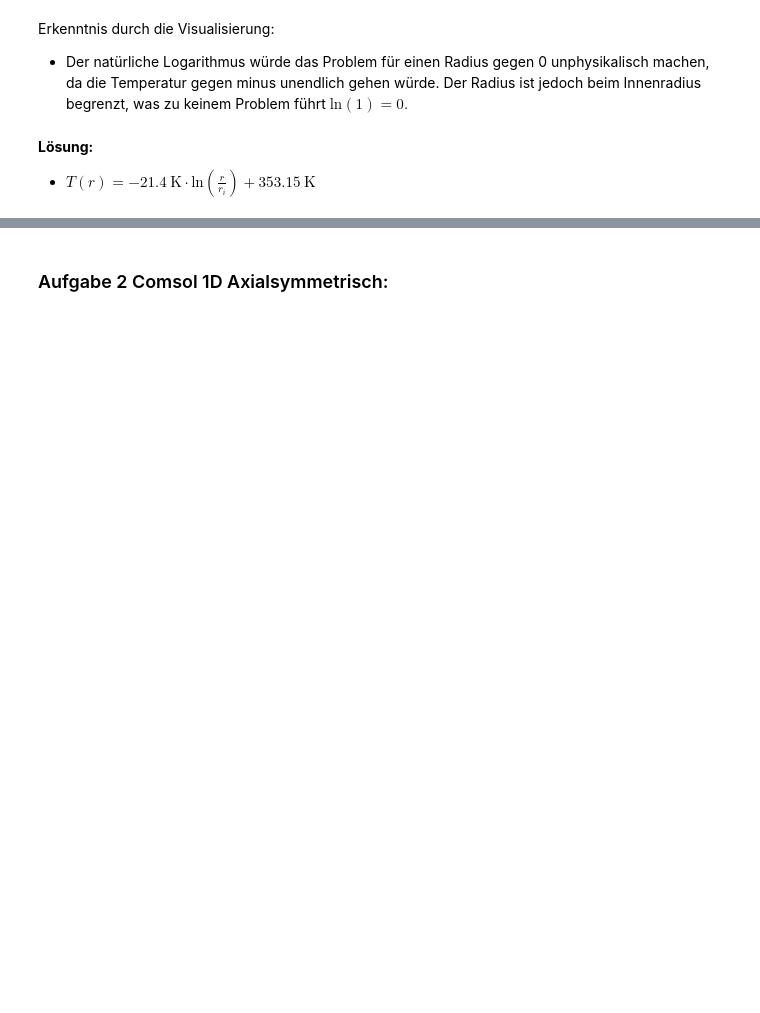
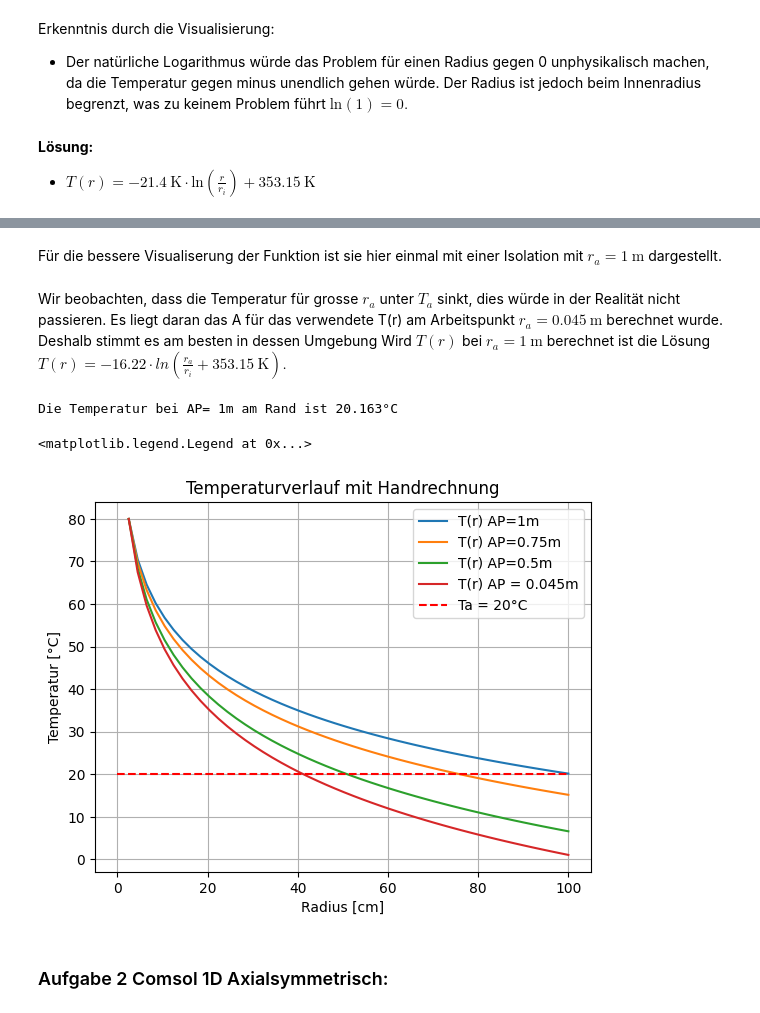
Before and after one commit to HansPeter21/CoP_Abgabe, a Jupyter notebook: Bericht_Mauro_Schegg.ipynb, the cells around one changed output, grey strips where cells are left out. Saved outputs shown, nothing was run; the diff lists cells and outputs as text; code cells hidden in the pictures; blank space fills up the shorter version.

```diff
--- a/Bericht_Mauro_Schegg.ipynb
+++ b/Bericht_Mauro_Schegg.ipynb
@@ -122,3 +129,32 @@ plt.title("Temperaturverlauf mit Handrechnung")
+# %% [markdown]
+Für die bessere Visualiserung der Funktion ist sie hier einmal mit einer Isolation mit $r_a =  1~\text{m} $ dargestellt.
+# %% [markdown]
+Wir beobachten, dass die Temperatur für grosse $r_a$ unter $T_a$ sinkt, dies würde in der Realität nicht passieren. Es liegt daran das A für das verwendete T(r) am Arbeitspunkt $r_a = 0.045~\text{m}$ berechnet wurde. Deshalb stimmt es am besten in dessen Umgebung Wird $T(r)$ bei $r_a = 1~\text{m}$ berechnet ist die Lösung $T(r) = -16.22 \cdot ln(\frac{r_a}{r_i}+353.15~\text{K}).$
+# %%
+# T(r) beim Arbeitspunkt ra = 1 m
+T1 = lambda r: -16.221 *np.log(r/0.025)+80
+# T(r) beim Arbeitspunkt ra = 0.5 m
+T5 = lambda r: -19.8957 *np.log(r/0.025)+80
+# T(r) beim Arbeitspunkt ra = 0.75 m
+T75 = lambda r: -17.572 *np.log(r/0.025)+80
+# ra von ri bis 1m
+r1 = np.linspace(0.025,1)
+plt.plot(r1*100,T1(r1),label="T(r) AP=1m")
+plt.plot(r1*100,T75(r1),label="T(r) AP=0.75m")
+plt.plot(r1*100,T5(r1),label="T(r) AP=0.5m")
+plt.plot(r1*100,T(r1),label="T(r) AP = 0.045m")
+plt.hlines(y=20,xmin=0,xmax=100,colors="red",linestyles="--",label=f"Ta = 20°C")
+# Ausgabe der Randtemperatur.
+print(f"Die Temperatur bei AP= 1m am Rand ist {round(min(T1(r1)),3)}°C")
+plt.grid()
+plt.ylabel("Temperatur [°C]")
+plt.xlabel("Radius [cm]")
+plt.title("Temperaturverlauf mit Handrechnung")
+plt.legend()
+# %% [output]
+Die Temperatur bei AP= 1m am Rand ist 20.163°C
+<matplotlib.legend.Legend at 0x...>
+[figure, added]
 # %% [markdown]
 ### Aufgabe 2 Comsol 1D Axialsymmetrisch:
 # %%
```
Also changed, not shown: parts of 18 cells of this notebook.
